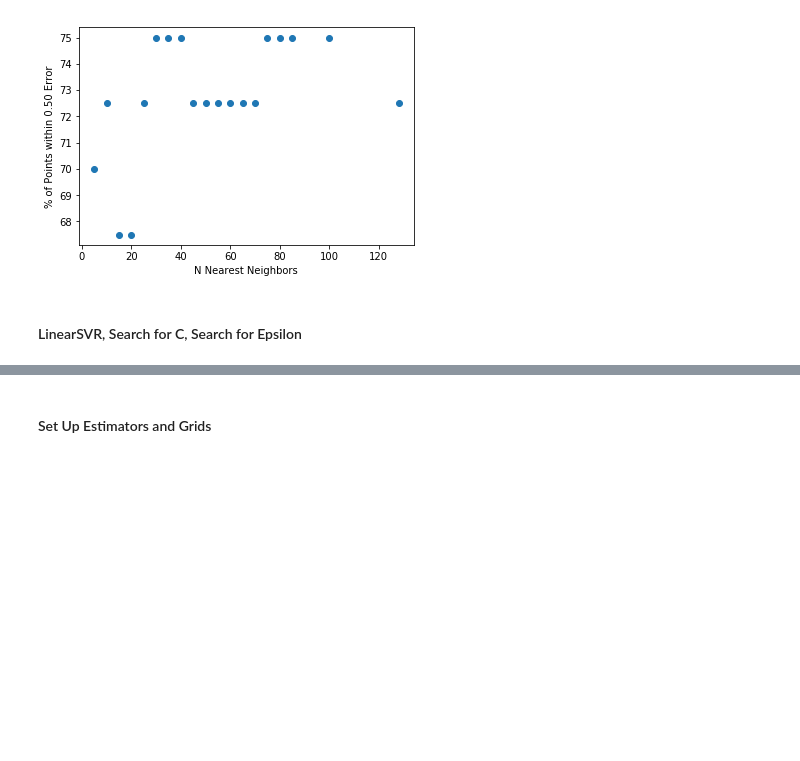
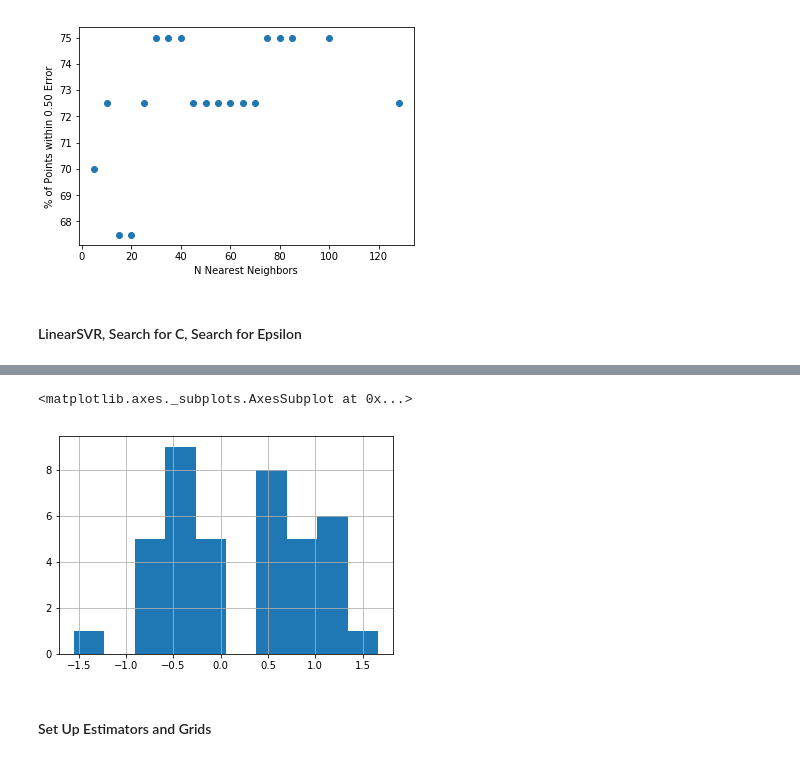
Before and after one commit to tomsharp/BeerMe, a Jupyter notebook: notebooks/Pipeline.ipynb, the cells around one changed output, grey strips where cells are left out. Saved outputs shown, nothing was run; the diff lists cells and outputs as text; code cells hidden in the pictures; blank space fills up the shorter version.

```diff
--- a/notebooks/Pipeline.ipynb
+++ b/notebooks/Pipeline.ipynb
@@ -874,3 +815,8 @@ plt.show()
+# %%
+df[df['username'] == 'tsharp93']['user_rating'].hist()
+# %% [output]
+<matplotlib.axes._subplots.AxesSubplot at 0x...>
+[figure, added]
 # %% [markdown]
 #### Set Up Estimators and Grids
 # %%
```
Also changed, not shown: parts of 24 cells of this notebook.
